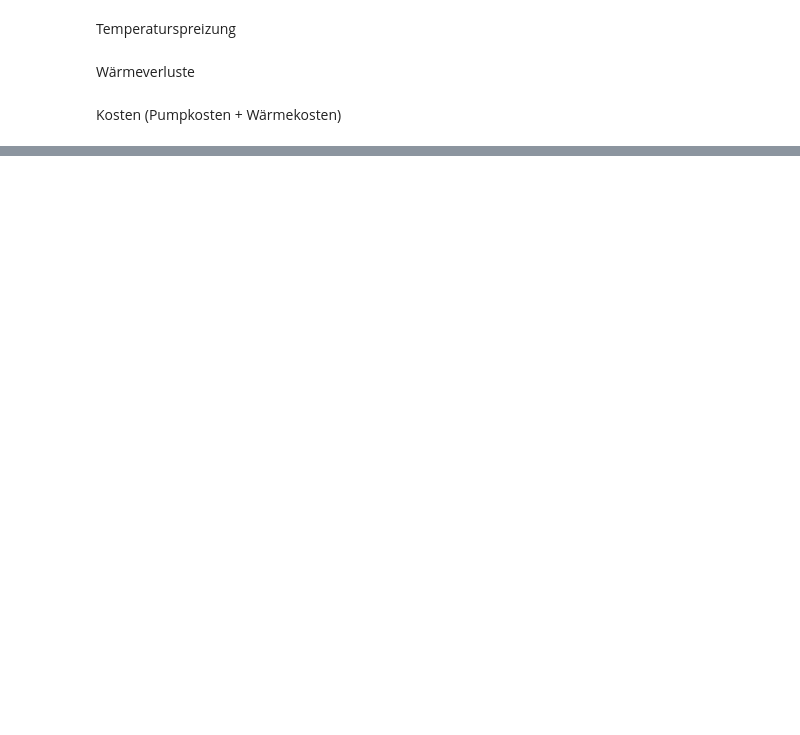
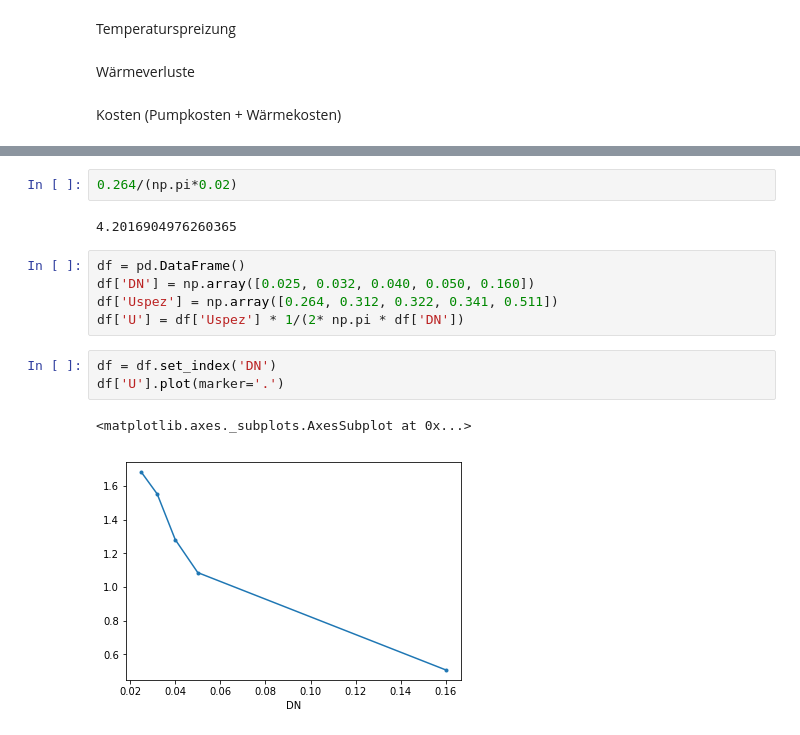
Before and after one commit to jnnr/models_oemof, a Jupyter notebook: DHN_model/dhn_model_single_pipe.ipynb, the cells around one changed output, grey strips where cells are left out. Cells and saved outputs as stored; diff of their text form; blank space fills up the shorter version.

```diff
--- a/DHN_model/dhn_model_single_pipe.ipynb
+++ b/DHN_model/dhn_model_single_pipe.ipynb
@@ -144,0 +243,15 @@ Bei verschiedenen Temperaturniveaus
+# %%
+0.264/(np.pi*0.02)
+# %% [output]
+4.2016904976260365
+# %%
+df = pd.DataFrame()
+df['DN'] = np.array([0.025, 0.032, 0.040, 0.050, 0.160])
+df['Uspez'] = np.array([0.264, 0.312, 0.322, 0.341, 0.511])
+df['U'] = df['Uspez'] * 1/(2* np.pi * df['DN'])
+# %%
+df = df.set_index('DN')
+df['U'].plot(marker='.')
+# %% [output]
+<matplotlib.axes._subplots.AxesSubplot at 0x...>
+[figure, added]
```
Also changed, not shown: parts of 10 cells of this notebook.
